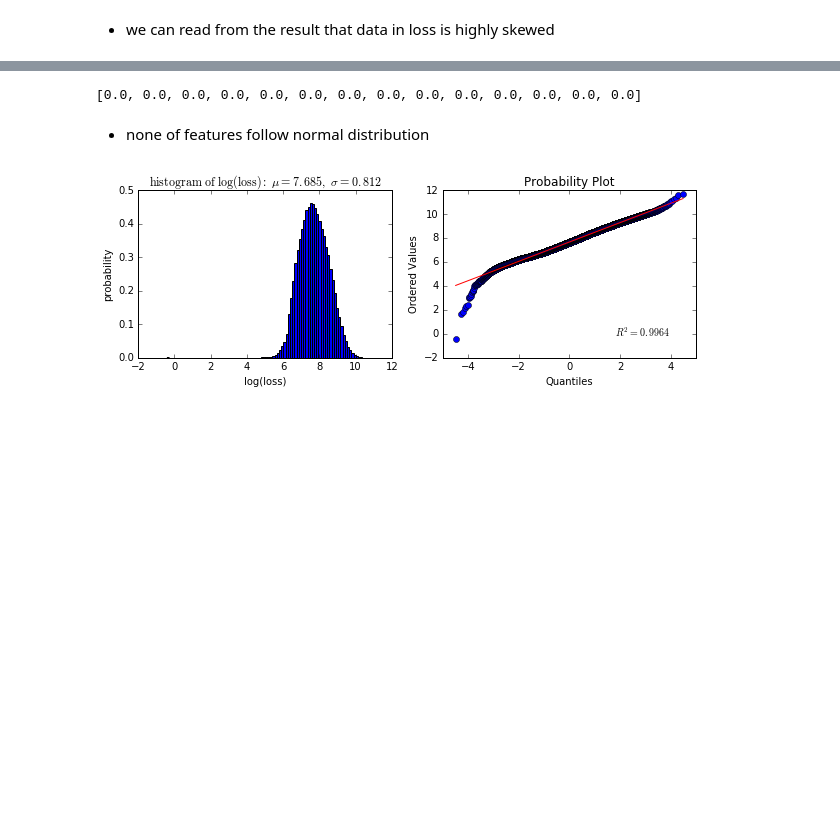
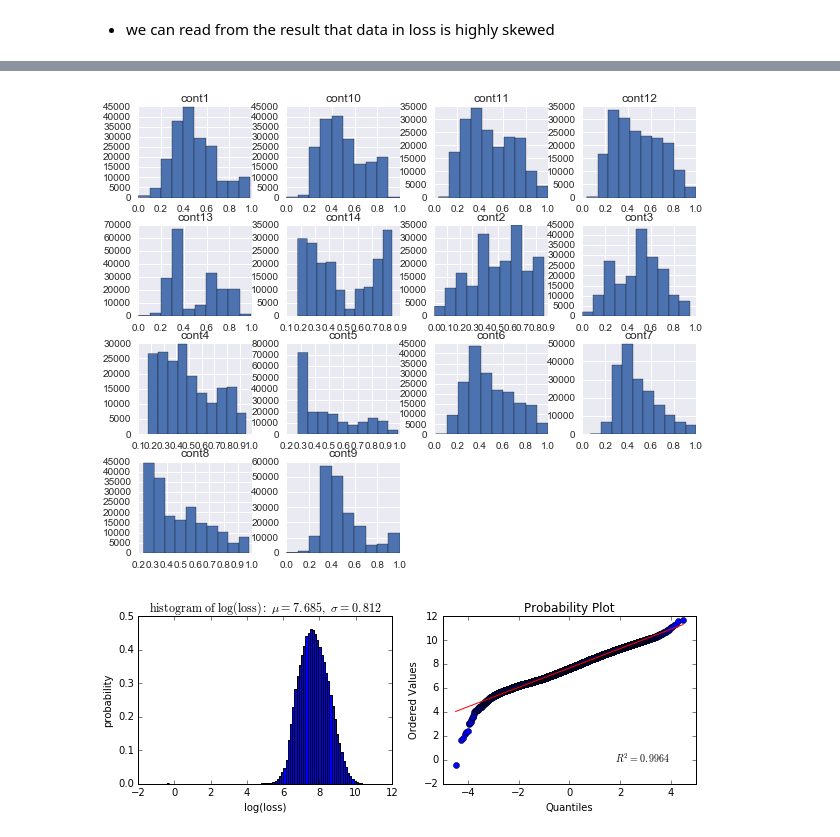
Before and after one commit to yanyang729/652_final_project_kaggle_allstate, a Jupyter notebook: kaggle.ipynb, the cells around one changed output, grey strips where cells are left out. Saved outputs shown, nothing was run; the diff lists cells and outputs as text; code cells hidden in the pictures; blank space fills up the shorter version.

```diff
--- a/kaggle.ipynb
+++ b/kaggle.ipynb
@@ -92,14 +94,14 @@ for row in range(3):
+# %%
+train[num_features].hist(figsize=(10,8));
+# %% [output]
+[figure, added]
 # %%
 # use stats.shapiro to see whether the distribution is normal
-shapiro_stats = []
-for i in range(len(num_features)):
-    shapiro_stat =  shapiro(train[num_features].iloc[:,i])[1]
-    shapiro_stats.append(shapiro_stat)
-print(shapiro_stats)
+#shapiro_stats = []
+#for i in range(len(violin_data.columns)):
+#    shapiro_stat = shapiro(violin_data.iloc[:,i])[1]
+#    shapiro_stats.append(shapiro_stat)
+#print(shapiro_stats)
-# %% [output]
-[0.0, 0.0, 0.0, 0.0, 0.0, 0.0, 0.0, 0.0, 0.0, 0.0, 0.0, 0.0, 0.0, 0.0]
-# %% [markdown]
-- none of features follow normal distribution
 # %%
 #check whether the loss follows a log-normal distribution
 train['log_loss'] = np.log(train['loss']) # https://www.zhihu.com/question/22012482
```
Also changed, not shown: parts of 3 cells of this notebook.
